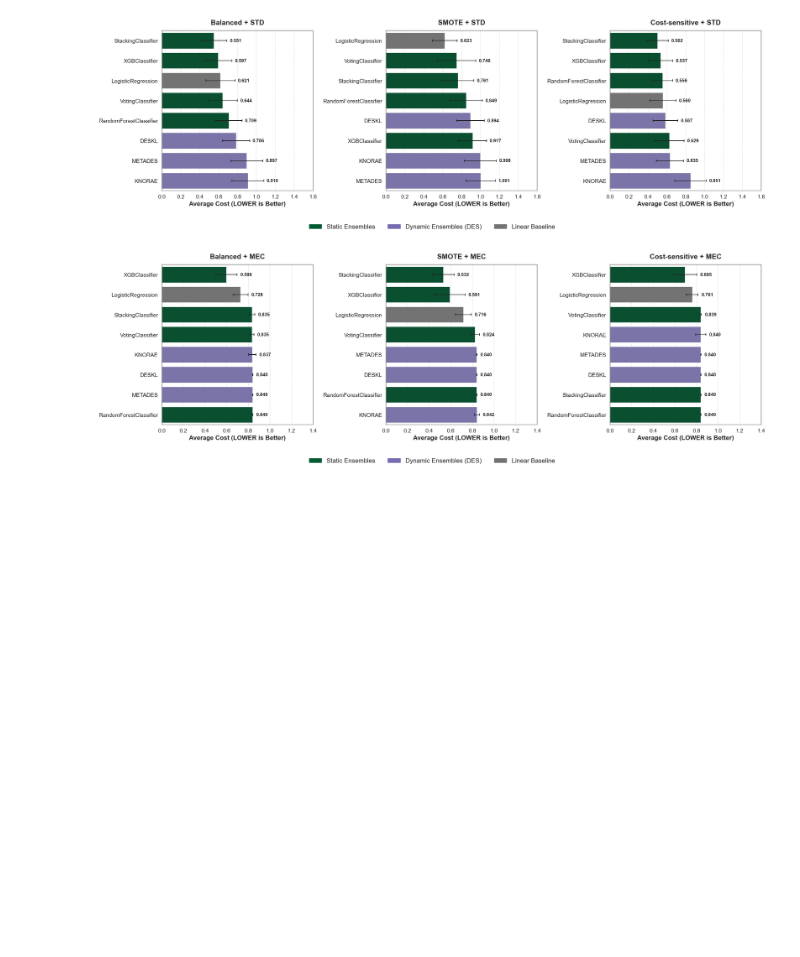
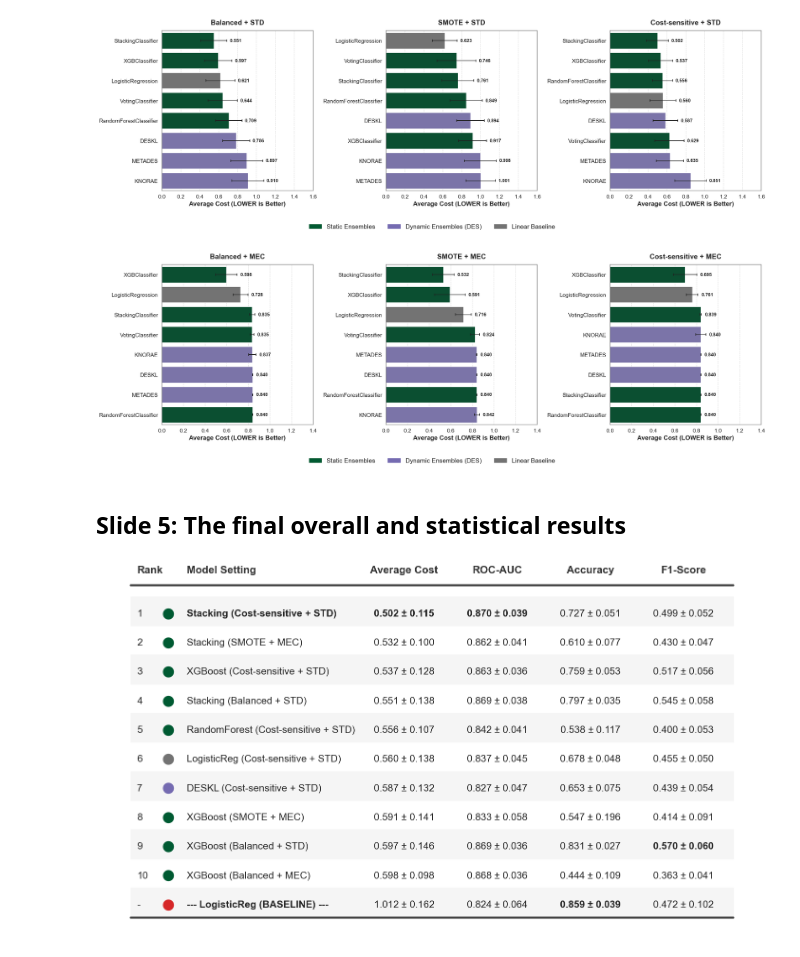
Before and after one commit to LeonardoSaccotelli/Cost-Sensitive-Learning-For-Myocardial-Infarction-Mortality-Prediction, a Jupyter notebook: notebooks/5.3-ls-EV-experimental_schemas_comparison_presentation.ipynb, the cells around one changed output. Drawn from its saved outputs; the diff is of its cells as text; code cells hidden in the pictures; blank space fills up the shorter version.

```diff
--- a/notebooks/5.3-ls-EV-experimental_schemas_comparison_presentation.ipynb
+++ b/notebooks/5.3-ls-EV-experimental_schemas_comparison_presentation.ipynb
@@ -1009,3 +1013,77 @@ plt.savefig(f"{FIGURES_EXP_SCHEMA_COMPARISON_PRESENTATION_DIR}/slide4_mec_settin
 plt.show()
 # %% [output]
 [figure]
+# %% [markdown]
+## Slide 5: The final overall and statistical results
+# %%
+data = [
+    {'Rank': 1, 'Model': 'Stacking (Cost-sensitive + STD)', 'Family': 'Static', 'Color': '#005a32', 'Cost': '0.502 ± 0.115', 'AUC': '0.870 ± 0.039', 'Acc': '0.727 ± 0.051', 'F1': '0.499 ± 0.052'},
+    {'Rank': 2, 'Model': 'Stacking (SMOTE + MEC)', 'Family': 'Static', 'Color': '#005a32', 'Cost': '0.532 ± 0.100', 'AUC': '0.862 ± 0.041', 'Acc': '0.610 ± 0.077', 'F1': '0.430 ± 0.047'},
+    {'Rank': 3, 'Model': 'XGBoost (Cost-sensitive + STD)', 'Family': 'Static', 'Color': '#005a32', 'Cost': '0.537 ± 0.128', 'AUC': '0.863 ± 0.036', 'Acc': '0.759 ± 0.053', 'F1': '0.517 ± 0.056'},
+    {'Rank': 4, 'Model': 'Stacking (Balanced + STD)', 'Family': 'Static', 'Color': '#005a32', 'Cost': '0.551 ± 0.138', 'AUC': '0.869 ± 0.038', 'Acc': '0.797 ± 0.035', 'F1': '0.545 ± 0.058'},
+    {'Rank': 5, 'Model': 'RandomForest (Cost-sensitive + STD)', 'Family': 'Static', 'Color': '#005a32', 'Cost': '0.556 ± 0.107', 'AUC': '0.842 ± 0.041', 'Acc': '0.538 ± 0.117', 'F1': '0.400 ± 0.053'},
+    {'Rank': 6, 'Model': 'LogisticReg (Cost-sensitive + STD)', 'Family': 'Linear', 'Color': '#737373', 'Cost': '0.560 ± 0.138', 'AUC': '0.837 ± 0.045', 'Acc': '0.678 ± 0.048', 'F1': '0.455 ± 0.050'},
+    {'Rank': 7, 'Model': 'DESKL (Cost-sensitive + STD)', 'Family': 'DES', 'Color': '#756bb1', 'Cost': '0.587 ± 0.132', 'AUC': '0.827 ± 0.047', 'Acc': '0.653 ± 0.075', 'F1': '0.439 ± 0.054'},
+    {'Rank': 8, 'Model': 'XGBoost (SMOTE + MEC)', 'Family': 'Static', 'Color': '#005a32', 'Cost': '0.591 ± 0.141', 'AUC': '0.833 ± 0.058', 'Acc': '0.547 ± 0.196', 'F1': '0.414 ± 0.091'},
+    {'Rank': 9, 'Model': 'XGBoost (Balanced + STD)', 'Family': 'Static', 'Color': '#005a32', 'Cost': '0.597 ± 0.146', 'AUC': '0.869 ± 0.036', 'Acc': '0.831 ± 0.027', 'F1': '0.570 ± 0.060'},
+    {'Rank': 10,'Model': 'XGBoost (Balanced + MEC)', 'Family': 'Static', 'Color': '#005a32', 'Cost': '0.598 ± 0.098', 'AUC': '0.868 ± 0.036', 'Acc': '0.444 ± 0.109', 'F1': '0.363 ± 0.041'},
+    {'Rank': '-', 'Model': '--- LogisticReg (BASELINE) ---', 'Family': 'Linear', 'Color': '#d62728', 'Cost': '1.012 ± 0.162', 'AUC': '0.824 ± 0.064', 'Acc': '0.859 ± 0.039', 'F1': '0.472 ± 0.102'}
+]
+
+df_table = pd.DataFrame(data)
+
+# Set the style
+fig, ax = plt.subplots(figsize=(18, 10))
+ax.axis('off')
+
+headers = ['Rank', '', 'Model Setting', 'Average Cost', 'ROC-AUC', 'Accuracy', 'F1-Score']
+# X Pos:  Rank,   Dot,  Model,        Cost,  AUC,   Acc,   F1
+x_pos =   [0.02,  0.07, 0.10,         0.45,  0.60,  0.75,  0.90]
+
+for i, text in enumerate(headers):
+    align = 'center' if i >= 3 else 'left'
+    ax.text(x_pos[i], 0.95, text, fontweight='bold', fontsize=16, ha=align, color='#333333')
+
+ax.plot([0.01, 0.98], [0.92, 0.92], lw=3, color='#333333')
+
+y_start = 0.85
+y_step = 0.072
+
+for index, row in df_table.iterrows():
+    y = y_start - (index * y_step)
+
+    if index % 2 == 0:
+        ax.add_patch(plt.Rectangle((0.01, y-0.03), 0.97, y_step, color='#f5f5f5', zorder=0))
+
+    # 1. Rank
+    ax.text(x_pos[0], y, str(row['Rank']), fontsize=15, ha='left', va='center')
+
+    # 2. Color
+    ax.scatter(x_pos[1], y, color=row['Color'], s=250, zorder=2)
+
+    # 3. Model name
+    name_weight = 'bold' if row['Rank'] == 1 or row['Rank'] == '-' else 'normal'
+    ax.text(x_pos[2], y, row['Model'], fontsize=15, ha='left', va='center', fontweight=name_weight)
+
+    # 4. Average Cost (Best is Index 0: 0.502)
+    cost_weight = 'bold' if index == 0 else 'normal'
+    ax.text(x_pos[3], y, row['Cost'], fontsize=15, ha='center', va='center', fontweight=cost_weight)
+
+    # 5. ROC-AUC (Best is Index 0: 0.870)
+    auc_weight = 'bold' if index == 0 else 'normal'
+    ax.text(x_pos[4], y, row['AUC'], fontsize=15, ha='center', va='center', fontweight=auc_weight)
+
+    # 6. Accuracy (Best is Index 10: 0.859)
+    acc_weight = 'bold' if index == 10 else 'normal'
+    ax.text(x_pos[5], y, row['Acc'], fontsize=15, ha='center', va='center', fontweight=acc_weight)
+
+    # 7. F1-Score (Best is Index 8: 0.570)
+    f1_weight = 'bold' if index == 8 else 'normal'
+    ax.text(x_pos[6], y, row['F1'], fontsize=15, ha='center', va='center', fontweight=f1_weight)
+
+ax.plot([0.01, 0.98], [y_start - (len(df_table) * y_step) + 0.04, y_start - (len(df_table) * y_step) + 0.04], lw=3, color='#333333')
+
+plt.savefig(f"{FIGURES_EXP_SCHEMA_COMPARISON_PRESENTATION_DIR}/slide5_final_table_metrics.png", dpi=300, bbox_inches="tight")
+plt.show()
+# %% [output]
+[figure, added]
```
Also changed, not shown: parts of 4 cells of this notebook.
